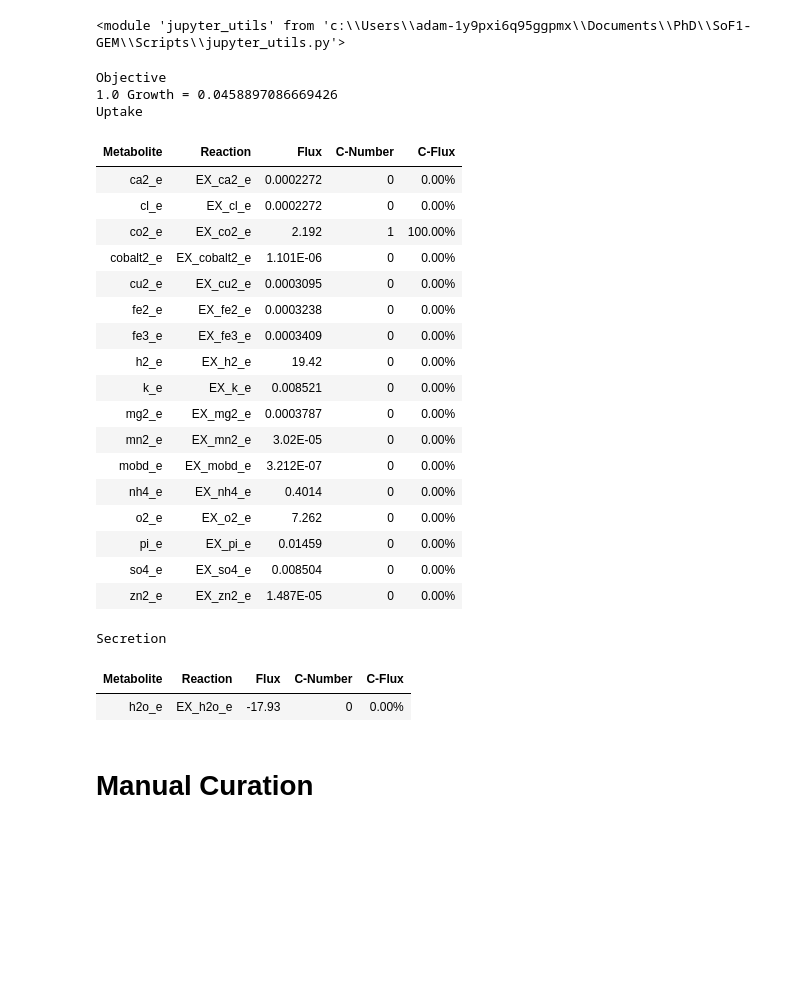
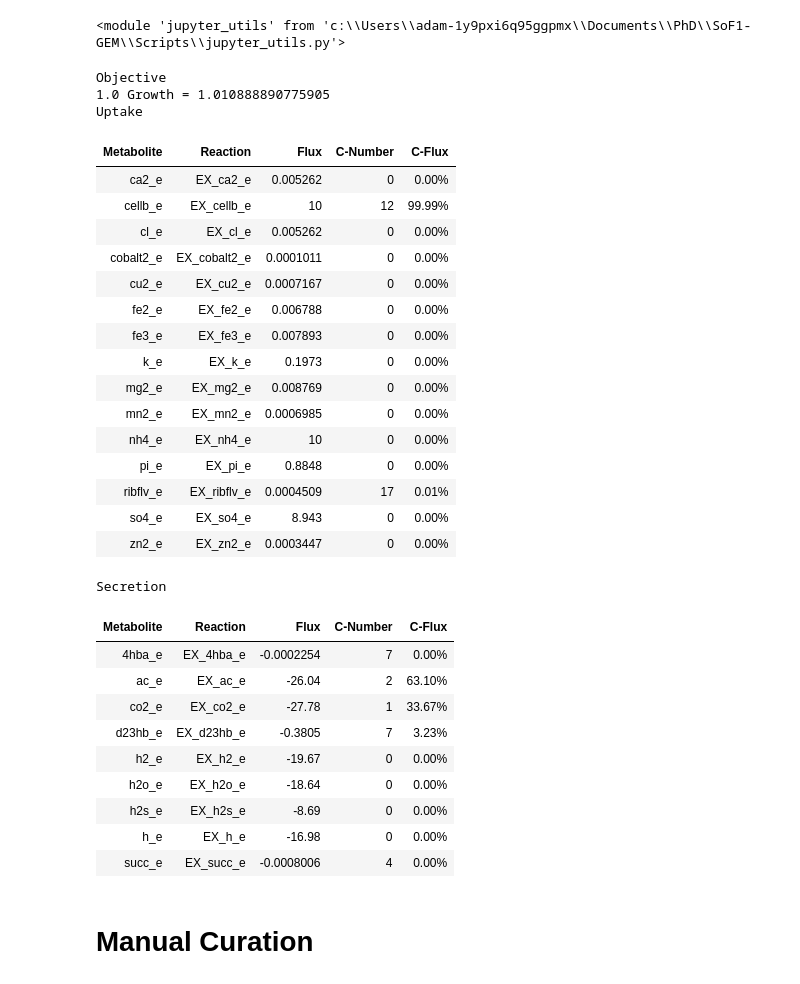
Before and after one commit to AzizBenA/iABA974_SoF1_GEM, a Jupyter notebook: Scripts/Model_manipulation.ipynb, the cells around one changed output. Cells and saved outputs as stored; diff of their text form; code cells hidden in the pictures; blank space fills up the shorter version.

```diff
--- a/Scripts/Model_manipulation.ipynb
+++ b/Scripts/Model_manipulation.ipynb
@@ -12,8 +12,8 @@ importlib.reload(ju)
 # %%
 base_dir = Path.home() / "Documents" / "PhD" / "SOF1-GEM"
 #base_dir = Path.home() / "Documents" / "PhD" / "SOF1-GEM"
-model = ju.load_model(base_dir,"Models", "251125_iABA974.sbml")
-#model = ju.load_model(base_dir,"Models", "250924_iABA974_BLG.sbml")
+#model = ju.load_model(base_dir,"Models", "251125_iABA974.sbml")
+model = ju.load_model(base_dir,"Models", "250924_iABA974_BLG.sbml")
 # %%
 # set reactions bounds for a specific reaction
 reaction = model.reactions.get_by_id('EX_h2_e')
@@ -34,34 +34,40 @@ reaction.bounds = -10.0, 0.0
 reaction = model.reactions.get_by_id('EX_hco3_e')
 reaction.bounds = -0.0, 0.0
 # %%
-model.objective = "Growth"
-model.optimize()
+#model.objective = "Growth"
+#model.optimize()
 model.summary()
 # %% [output]
 Objective
-1.0 Growth = 0.0458897086669426
+1.0 Growth = 1.010888890775905
 Uptake
 | Metabolite | Reaction | Flux | C-Number | C-Flux |
-| ca2_e | EX_ca2_e | 0.0002272 | 0 | 0.00% |
-| cl_e | EX_cl_e | 0.0002272 | 0 | 0.00% |
-| co2_e | EX_co2_e | 2.192 | 1 | 100.00% |
-| cobalt2_e | EX_cobalt2_e | 1.101E-06 | 0 | 0.00% |
-| cu2_e | EX_cu2_e | 0.0003095 | 0 | 0.00% |
-| fe2_e | EX_fe2_e | 0.0003238 | 0 | 0.00% |
-| fe3_e | EX_fe3_e | 0.0003409 | 0 | 0.00% |
-| h2_e | EX_h2_e | 19.42 | 0 | 0.00% |
-| k_e | EX_k_e | 0.008521 | 0 | 0.00% |
-| mg2_e | EX_mg2_e | 0.0003787 | 0 | 0.00% |
-| mn2_e | EX_mn2_e | 3.02E-05 | 0 | 0.00% |
-| mobd_e | EX_mobd_e | 3.212E-07 | 0 | 0.00% |
-| nh4_e | EX_nh4_e | 0.4014 | 0 | 0.00% |
-| o2_e | EX_o2_e | 7.262 | 0 | 0.00% |
-| pi_e | EX_pi_e | 0.01459 | 0 | 0.00% |
-| so4_e | EX_so4_e | 0.008504 | 0 | 0.00% |
-| zn2_e | EX_zn2_e | 1.487E-05 | 0 | 0.00% |
+| ca2_e | EX_ca2_e | 0.005262 | 0 | 0.00% |
+| cellb_e | EX_cellb_e | 10 | 12 | 99.99% |
+| cl_e | EX_cl_e | 0.005262 | 0 | 0.00% |
+| cobalt2_e | EX_cobalt2_e | 0.0001011 | 0 | 0.00% |
+| cu2_e | EX_cu2_e | 0.0007167 | 0 | 0.00% |
+| fe2_e | EX_fe2_e | 0.006788 | 0 | 0.00% |
+| fe3_e | EX_fe3_e | 0.007893 | 0 | 0.00% |
+| k_e | EX_k_e | 0.1973 | 0 | 0.00% |
+| mg2_e | EX_mg2_e | 0.008769 | 0 | 0.00% |
+| mn2_e | EX_mn2_e | 0.0006985 | 0 | 0.00% |
+| nh4_e | EX_nh4_e | 10 | 0 | 0.00% |
+| pi_e | EX_pi_e | 0.8848 | 0 | 0.00% |
+| ribflv_e | EX_ribflv_e | 0.0004509 | 17 | 0.01% |
+| so4_e | EX_so4_e | 8.943 | 0 | 0.00% |
+| zn2_e | EX_zn2_e | 0.0003447 | 0 | 0.00% |
 Secretion
 | Metabolite | Reaction | Flux | C-Number | C-Flux |
-| h2o_e | EX_h2o_e | -17.93 | 0 | 0.00% |
+| 4hba_e | EX_4hba_e | -0.0002254 | 7 | 0.00% |
+| ac_e | EX_ac_e | -26.04 | 2 | 63.10% |
+| co2_e | EX_co2_e | -27.78 | 1 | 33.67% |
+| d23hb_e | EX_d23hb_e | -0.3805 | 7 | 3.23% |
+| h2_e | EX_h2_e | -19.67 | 0 | 0.00% |
+| h2o_e | EX_h2o_e | -18.64 | 0 | 0.00% |
+| h2s_e | EX_h2s_e | -8.69 | 0 | 0.00% |
+| h_e | EX_h_e | -16.98 | 0 | 0.00% |
+| succ_e | EX_succ_e | -0.0008006 | 4 | 0.00% |
 # %% [markdown]
 # Manual Curation
 # %% [markdown]
```
Also changed, not shown: parts of 16 cells of this notebook, 2 other files.
